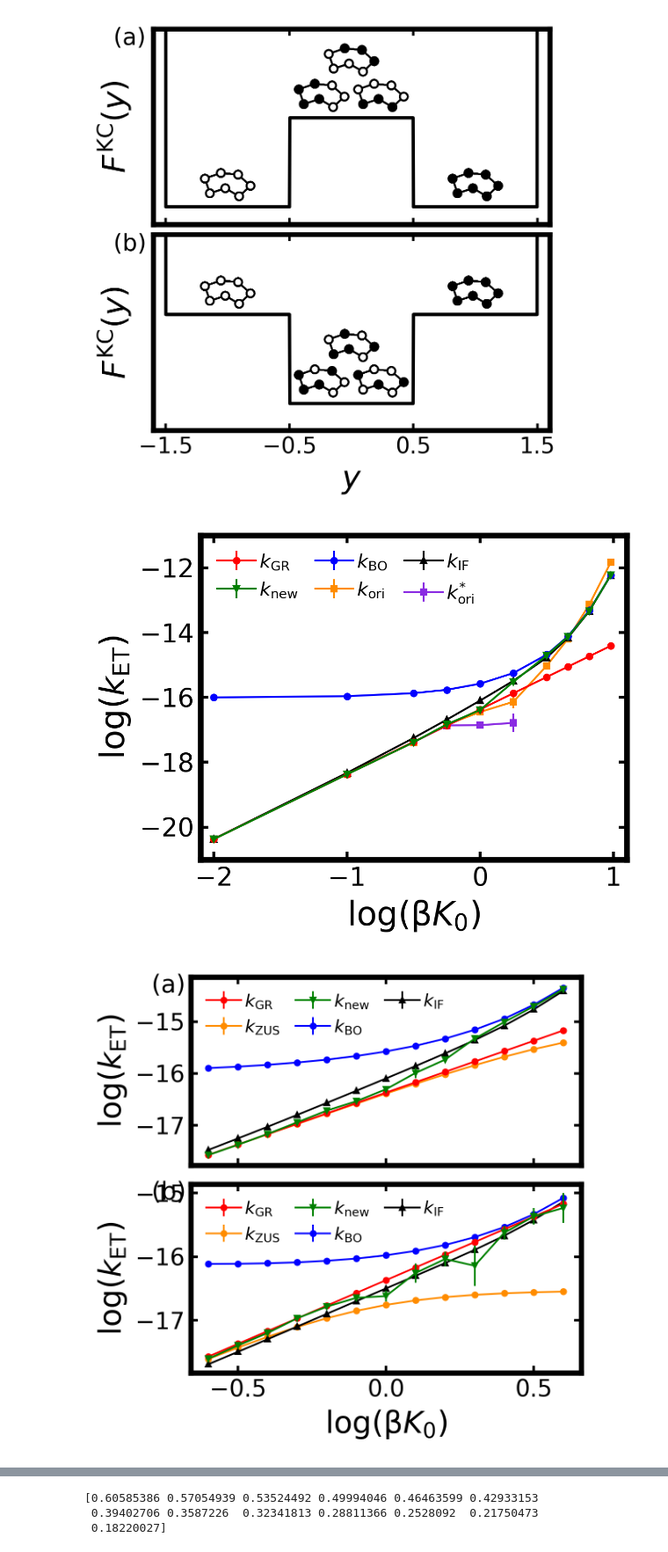
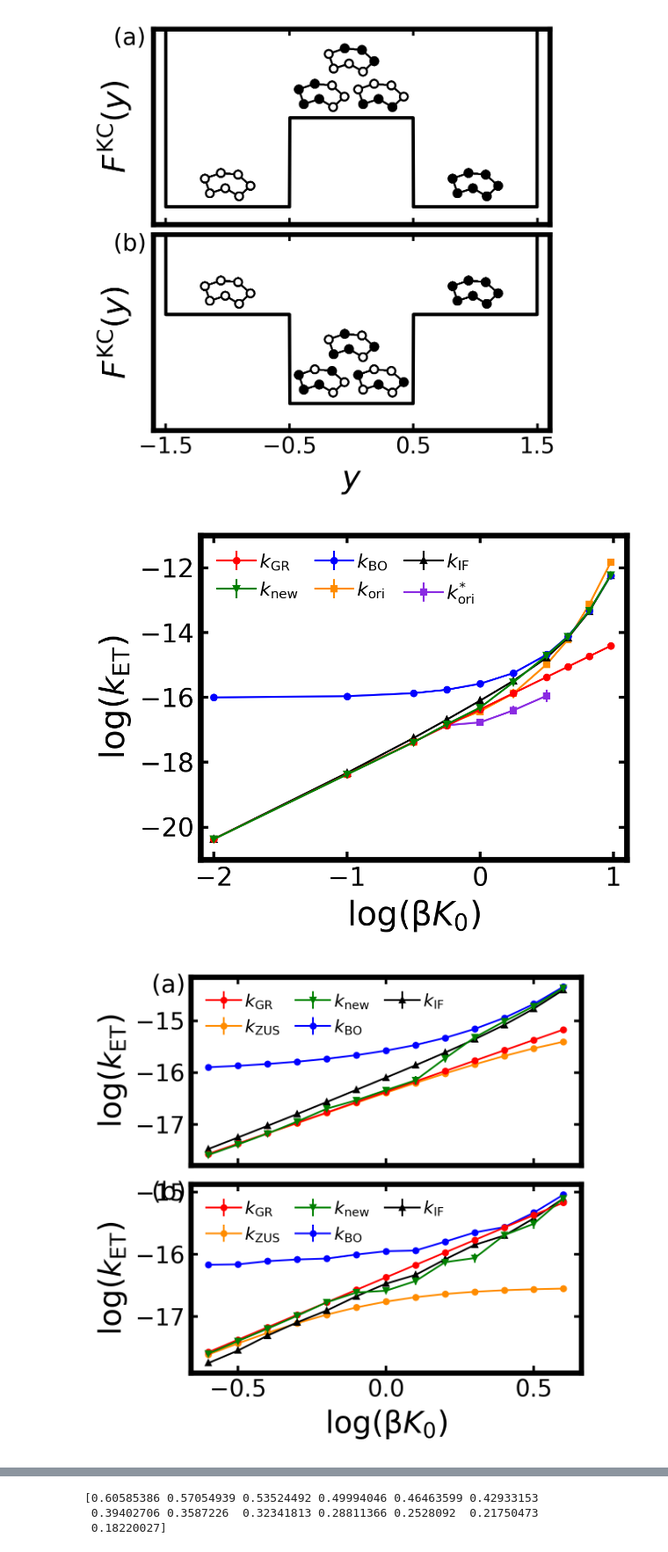
Before and after one commit to suarez-va/kcrpmd_calculations_2025, a Jupyter notebook: kcrpmd_figures/Figures.ipynb, the cells around one changed output, grey strips where cells are left out. Shown at 88% size. Cells and saved outputs as stored; diff of their text form; code cells hidden in the pictures.

```diff
--- a/kcrpmd_figures/Figures.ipynb
+++ b/kcrpmd_figures/Figures.ipynb
@@ -366,7 +387,7 @@ knew_arr = np.zeros(logK_arr.shape)
 knew_se_arr = np.zeros(logK_arr.shape)
 
 # Reading in and computing Born-Oppenheimer rates for K0=0
-ktst0 = np.loadtxt("../_sys_A/adiabatic/" + adiabatic_fix_s[0] + "/tst_data/ktsts.txt")
+ktst0 = np.loadtxt("../_sys_A/adiabatic/" + adiabatic_fix_s[0] + "/tst_data/kBOs.txt")
 kappa0_se = np.loadtxt("../_sys_A/adiabatic/" + adiabatic_fix_s[0] + "/kappa_data/kappa_se.txt")[-1]
 kappa0_avg = np.loadtxt("../_sys_A/adiabatic/" + adiabatic_fix_s[0] + "/kappa_data/kappa_avg.txt")[-1]
 kBO0_se = ktst0 * kappa0_se
@@ -375,7 +396,7 @@ kBO0 = ktst0 * kappa0_avg
 # Computing reference rate theories kGR, KBO, and kIF
 for i, d in enumerate(adiabatic_fix_s[1:]):
     kGR_arr[i] = np.loadtxt("../_sys_A/adiabatic/" + adiabatic_fix_s[i+1] + "/tst_data/kGR.txt")
-    kBO_arr[i] = np.loadtxt("../_sys_A/adiabatic/" + adiabatic_fix_s[i+1] + "/tst_data/ktsts.txt")
+    kBO_arr[i] = np.loadtxt("../_sys_A/adiabatic/" + adiabatic_fix_s[i+1] + "/tst_data/kBOs.txt")
     kBO_se_arr[i] = kBO_arr[i] * np.loadtxt("../_sys_A/adiabatic/" + adiabatic_fix_s[i+1] + "/kappa_data/kappa_se.txt")[-1]
     kBO_arr[i] *= np.loadtxt("../_sys_A/adiabatic/" + adiabatic_fix_s[i+1] + "/kappa_data/kappa_avg.txt")[-1]
     kIF_arr[i] = kGR_arr[i] * kBO_arr[i] / (kGR_arr[i] + kBO0)
@@ -384,28 +405,28 @@ for i, d in enumerate(adiabatic_fix_s[1:]):
 # Computing old and new implementation KC-RPMD rates at a=0.1 using y coordinate for first 5 K0 points
 # and s coordinate for last 5 points.
 for i in range(5):
-    kori_arr[i] = np.loadtxt("../_sys_A/kcrpmd_ori/" + kcrpmd_ori_fix_y[i] + "/tst_data/ktsty.txt")
+    kori_arr[i] = np.loadtxt("../_sys_A/kcrpmd_ori/" + kcrpmd_ori_fix_y[i] + "/tst_data/kKCy.txt")
     kori_se_arr[i] = kori_arr[i] * np.loadtxt("../_sys_A/kcrpmd_ori/" + kcrpmd_ori_fix_y[i] + "/kappa_data/kappa_se.txt")[-1]
     kori_arr[i] *= np.loadtxt("../_sys_A/kcrpmd_ori/" + kcrpmd_ori_fix_y[i] + "/kappa_data/kappa_avg.txt")[-1]
-    knew_arr[i] = np.loadtxt("../_sys_A/kcrpmd_new/" + kcrpmd_new_fix_y[i] + "/tst_data/ktsty.txt")
+    knew_arr[i] = np.loadtxt("../_sys_A/kcrpmd_new/" + kcrpmd_new_fix_y[i] + "/tst_data/kKCy.txt")
     knew_se_arr[i] = knew_arr[i] * np.loadtxt("../_sys_A/kcrpmd_new/" + kcrpmd_new_fix_y[i] + "/kappa_data/kappa_se.txt")[-1]
     knew_arr[i] *= np.loadtxt("../_sys_A/kcrpmd_new/" + kcrpmd_new_fix_y[i] + "/kappa_data/kappa_avg.txt")[-1]
 for i in range(5,10):
-    kori_arr[i] = np.loadtxt("../_sys_A/kcrpmd_ori/" + kcrpmd_ori_fix_s[i] + "/tst_data/ktsts.txt")
+    kori_arr[i] = np.loadtxt("../_sys_A/kcrpmd_ori/" + kcrpmd_ori_fix_s[i] + "/tst_data/kKCs.txt")
     kori_se_arr[i] = kori_arr[i] * np.loadtxt("../_sys_A/kcrpmd_ori/" + kcrpmd_ori_fix_s[i] + "/kappa_data/kappa_se.txt")[-1]
     kori_arr[i] *= np.loadtxt("../_sys_A/kcrpmd_ori/" + kcrpmd_ori_fix_s[i] + "/kappa_data/kappa_avg.txt")[-1]
-    knew_arr[i] = np.loadtxt("../_sys_A/kcrpmd_new/" + kcrpmd_new_fix_s[i] + "/tst_data/ktsts.txt")
+    knew_arr[i] = np.loadtxt("../_sys_A/kcrpmd_new/" + kcrpmd_new_fix_s[i] + "/tst_data/kKCs.txt")
     knew_se_arr[i] = knew_arr[i] * np.loadtxt("../_sys_A/kcrpmd_new/" + kcrpmd_new_fix_s[i] + "/kappa_data/kappa_se.txt")[-1]
     knew_arr[i] *= np.loadtxt("../_sys_A/kcrpmd_new/" + kcrpmd_new_fix_s[i] + "/kappa_data/kappa_avg.txt")[-1]
 
 # Computing old implementation KC-RPMD rates with a<=1.0 criteria using y coordinate for first 7 K0 points.
 # last 3 points are not plotted, rates are ill-defined for these points, see thermalization.png and transmission.png
 for i in range(7):
-    koria1_arr[i] = np.loadtxt("../_sys_A/kcrpmd_ori/" + kcrpmd_ori_fix_y_a_1[i] + "/tst_data/ktsty.txt")
+    koria1_arr[i] = np.loadtxt("../_sys_A/kcrpmd_ori/" + kcrpmd_ori_fix_y_a_1[i] + "/tst_data/kKCy.txt")
     koria1_se_arr[i] = koria1_arr[i] * np.loadtxt("../_sys_A/kcrpmd_ori/" + kcrpmd_ori_fix_y_a_1[i] + "/kappa_data/kappa_se.txt")[-1]
     koria1_arr[i] *= np.loadtxt("../_sys_A/kcrpmd_ori/" + kcrpmd_ori_fix_y_a_1[i] + "/kappa_data/kappa_avg.txt")[-1]
 for i in range(7,10):
-    koria1_arr[i] = np.loadtxt("../_sys_A/kcrpmd_ori/" + kcrpmd_ori_fix_s_a_1[i] + "/tst_data/ktsts.txt")
+    koria1_arr[i] = np.loadtxt("../_sys_A/kcrpmd_ori/" + kcrpmd_ori_fix_s_a_1[i] + "/tst_data/kKCs.txt")
     koria1_se_arr[i] = koria1_arr[i] * np.loadtxt("../_sys_A/kcrpmd_ori/" + kcrpmd_ori_fix_s_a_1[i] + "/kappa_data/kappa_se.txt")[-1]
     koria1_arr[i] *= np.loadtxt("../_sys_A/kcrpmd_ori/" + kcrpmd_ori_fix_s_a_1[i] + "/kappa_data/kappa_avg.txt")[-1]
 
@@ -415,7 +436,7 @@ ax.errorbar(logK_arr, np.log10(knew_arr), knew_se_arr / (knew_arr * np.log(10)),
 ax.errorbar(logK_arr, np.log10(kBO_arr), kBO_se_arr / (kBO_arr * np.log(10)), fmt='o-', markersize=3, linewidth=1, color='b', label=r'$k_\mathrm{BO}$', zorder=4)
 ax.errorbar(logK_arr, np.log10(kori_arr), kori_se_arr / (kori_arr * np.log(10)), fmt='s-', markersize=3, linewidth=1, color='darkorange', label=r'$k_\mathrm{ori}$', zorder=2)
 ax.errorbar(logK_arr, np.log10(kIF_arr), kIF_se_arr / (kIF_arr * np.log(10)), fmt='^-', markersize=3, linewidth=1, color='k', label=r'$k_\mathrm{IF}$', zorder=3)
-ax.errorbar(logK_arr[:6], np.log10(koria1_arr[:6]), koria1_se_arr[:6] / (koria1_arr[:6] * np.log(10)), fmt='s-', markersize=3, linewidth=1, color='blueviolet', label=r'$k_\mathrm{ori}^{*}$', zorder=1)
+ax.errorbar(logK_arr[:7], np.log10(koria1_arr[:7]), koria1_se_arr[:7] / (koria1_arr[:7] * np.log(10)), fmt='s-', markersize=3, linewidth=1, color='blueviolet', label=r'$k_\mathrm{ori}^{*}$', zorder=1)
 ax.set_xlim(-2.1,1.1)
 ax.set_ylim(-21.0,-11.0)
 ax.set_xticks([-2, -1, 0, 1])
@@ -428,7 +449,7 @@ plt.subplots_adjust(left=0.20, right=0.98, top=0.98, bottom=0.19)
 #plt.savefig('fig4.png')
 plt.show()
 # %% [output]
-[figure, old version]
+[figure, new version]
 # %%
 ########################
 ####### FIGURE 5 #######
@@ -454,7 +475,7 @@ knewg1_arr = np.zeros(logKg1_arr.shape)
 knewg1_se_arr = np.zeros(logKg1_arr.shape)
 
 # Reading in and computing Born-Oppenheimer rates for K0=0
-ktst0g1 = np.loadtxt("../_sys_A_gam_1/adiabatic/" + adiabatic_fix_s_gam_1[0] + "/tst_data/ktsts.txt")
+ktst0g1 = np.loadtxt("../_sys_A_gam_1/adiabatic/" + adiabatic_fix_s_gam_1[0] + "/tst_data/kBOs.txt")
 kappa0g1_se = np.loadtxt("../_sys_A_gam_1/adiabatic/" + adiabatic_fix_s_gam_1[0] + "/kappa_data/kappa_se.txt")[-1]
 kappa0g1_avg = np.loadtxt("../_sys_A_gam_1/adiabatic/" + adiabatic_fix_s_gam_1[0] + "/kappa_data/kappa_avg.txt")[-1]
 kBO0g1_se = ktst0g1 * kappa0g1_se
@@ -464,7 +485,7 @@ kBO0g1 = ktst0g1 * kappa0g1_avg
 for i, d in enumerate(adiabatic_fix_s_gam_1[1:]):
     kGRg1_arr[i] = np.loadtxt("../_sys_A_gam_1/adiabatic/" + adiabatic_fix_s_gam_1[i+1] + "/tst_data/kGR.txt")
     kZUSg1_arr[i] = np.loadtxt("../_sys_A_gam_1/adiabatic/" + adiabatic_fix_s_gam_1[i+1] + "/tst_data/kZUS.txt")
-    kBOg1_arr[i] = np.loadtxt("../_sys_A_gam_1/adiabatic/" + adiabatic_fix_s_gam_1[i+1] + "/tst_data/ktsts.txt")
+    kBOg1_arr[i] = np.loadtxt("../_sys_A_gam_1/adiabatic/" + adiabatic_fix_s_gam_1[i+1] + "/tst_data/kBOs.txt")
     kBOg1_se_arr[i] = kBOg1_arr[i] * np.loadtxt("../_sys_A_gam_1/adiabatic/" + adiabatic_fix_s_gam_1[i+1] + "/kappa_data/kappa_se.txt")[-1]
     kBOg1_arr[i] *= np.loadtxt("../_sys_A_gam_1/adiabatic/" + adiabatic_fix_s_gam_1[i+1] + "/kappa_data/kappa_avg.txt")[-1]
     kIFg1_arr[i] = kGRg1_arr[i] * kBOg1_arr[i] / (kGRg1_arr[i] + kBO0g1)
@@ -473,11 +494,11 @@ for i, d in enumerate(adiabatic_fix_s_gam_1[1:]):
 # Computing new implementation KC-RPMD rates at a=0.1 using y coordinate for first 7 K0 points
 # and s coordinate for last 6 points.
 for i in range(7):
-    knewg1_arr[i] = np.loadtxt("../_sys_A_gam_1/kcrpmd_new/" + kcrpmd_new_fix_y_gam_1[i] + "/tst_data/ktsty.txt")
+    knewg1_arr[i] = np.loadtxt("../_sys_A_gam_1/kcrpmd_new/" + kcrpmd_new_fix_y_gam_1[i] + "/tst_data/kKCy.txt")
     knewg1_se_arr[i] = knewg1_arr[i] * np.loadtxt("../_sys_A_gam_1/kcrpmd_new/" + kcrpmd_new_fix_y_gam_1[i] + "/kappa_data/kappa_se.txt")[-1]
     knewg1_arr[i] *= np.loadtxt("../_sys_A_gam_1/kcrpmd_new/" + kcrpmd_new_fix_y_gam_1[i] + "/kappa_data/kappa_avg.txt")[-1]
 for i in range(7,13):
-    knewg1_arr[i] = np.loadtxt("../_sys_A_gam_1/kcrpmd_new/" + kcrpmd_new_fix_s_gam_1[i] + "/tst_data/ktsts.txt")
+    knewg1_arr[i] = np.loadtxt("../_sys_A_gam_1/kcrpmd_new/" + kcrpmd_new_fix_s_gam_1[i] + "/tst_data/kKCs.txt")
     knewg1_se_arr[i] = knewg1_arr[i] * np.loadtxt("../_sys_A_gam_1/kcrpmd_new/" + kcrpmd_new_fix_s_gam_1[i] + "/kappa_data/kappa_se.txt")[-1]
     knewg1_arr[i] *= np.loadtxt("../_sys_A_gam_1/kcrpmd_new/" + kcrpmd_new_fix_s_gam_1[i] + "/kappa_data/kappa_avg.txt")[-1]
 
@@ -501,33 +522,33 @@ knewg32_arr = np.zeros(logKg32_arr.shape)
 knewg32_se_arr = np.zeros(logKg32_arr.shape)
 
 # Reading in and computing Born-Oppenheimer rates for K0=0
-ktst0g32 = np.loadtxt("../_sys_A_gam_32/adiabatic/" + adiabatic_fix_s_gam_32[0] + "/tst_data/ktsts.txt")
+ktst0g32 = np.loadtxt("../_sys_A_gam_32/adiabatic/" + adiabatic_fix_s_gam_32[0] + "/tst_data/kBOs.txt")
 kappa0g32_se = np.loadtxt("../_sys_A_gam_32/adiabatic/" + adiabatic_fix_s_gam_32[0] + "/kappa_data/kappa_se.txt")[-1]
 kappa0g32_avg = np.loadtxt("../_sys_A_gam_32/adiabatic/" + adiabatic_fix_s_gam_32[0] + "/kappa_data/kappa_avg.txt")[-1]
 kBO0g32_se = ktst0g32 * kappa0g32_se
 kBO0g32 = ktst0g32 * kappa0g32_avg
 
 # Computing reference rate theories kGR, KBO, and kIF
-kappa_guess = np.array([0.60585386, 0.57054939, 0.53524492, 0.49994046, 0.46463599, 0.42933153, 0.39402706, 0.3587226, 0.32341813, 0.28811366, 0.2528092, 0.21750473, 0.18220027])
+#kappa_guess = np.array([0.60585386, 0.57054939, 0.53524492, 0.49994046, 0.46463599, 0.42933153, 0.39402706, 0.3587226, 0.32341813, 0.28811366, 0.2528092, 0.21750473, 0.18220027])
 for i, d in enumerate(adiabatic_fix_s_gam_32[1:]):
     kGRg32_arr[i] = np.loadtxt("../_sys_A_gam_32/adiabatic/" + adiabatic_fix_s_gam_32[i+1] + "/tst_data/kGR.txt")
     kZUSg32_arr[i] = np.loadtxt("../_sys_A_gam_32/adiabatic/" + adiabatic_fix_s_gam_32[i+1] + "/tst_data/kZUS.txt")
-    kBOg32_arr[i] = np.loadtxt("../_sys_A_gam_32/adiabatic/" + adiabatic_fix_s_gam_32[i+1] + "/tst_data/ktsts.txt")
-    #kBOg32_se_arr[i] = kBOg32_arr[i] * np.loadtxt("../_sys_A_gam_32/adiabatic/" + adiabatic_fix_s_gam_32[i+1] + "/kappa_data/kappa_se.txt")[-1]
-    #kBOg32_arr[i] *= np.loadtxt("../_sys_A_gam_32/adiabatic/" + adiabatic_fix_s_gam_32[i+1] + "/kappa_data/kappa_avg.txt")[-1]
-    kBOg32_se_arr[i] = 0.0
-    kBOg32_arr[i] *= kappa_guess[i]
+    kBOg32_arr[i] = np.loadtxt("../_sys_A_gam_32/adiabatic/" + adiabatic_fix_s_gam_32[i+1] + "/tst_data/kBOs.txt")
+    kBOg32_se_arr[i] = kBOg32_arr[i] * np.loadtxt("../_sys_A_gam_32/adiabatic/" + adiabatic_fix_s_gam_32[i+1] + "/kappa_data/kappa_se.txt")[-1]
+    kBOg32_arr[i] *= np.loadtxt("../_sys_A_gam_32/adiabatic/" + adiabatic_fix_s_gam_32[i+1] + "/kappa_data/kappa_avg.txt")[-1]
+    #kBOg32_se_arr[i] = 0.0
+    #kBOg32_arr[i] *= kappa_guess[i]
     kIFg32_arr[i] = kGRg32_arr[i] * kBOg32_arr[i] / (kGRg32_arr[i] + kBO0g32)
     kIFg32_se_arr[i] = kIFg32_arr[i] * kBOg32_se_arr[i] / kBOg32_arr[i]
 
 # Computing new implementation KC-RPMD rates at a=0.1 using y coordinate for first 7 K0 points
 # and s coordinate for last 6 points.
 for i in range(7):
-    knewg32_arr[i] = np.loadtxt("../_sys_A_gam_32/kcrpmd_new/" + kcrpmd_new_fix_y_gam_32[i] + "/tst_data/ktsty.txt")
+    knewg32_arr[i] = np.loadtxt("../_sys_A_gam_32/kcrpmd_new/" + kcrpmd_new_fix_y_gam_32[i] + "/tst_data/kKCy.txt")
     knewg32_se_arr[i] = knewg32_arr[i] * np.loadtxt("../_sys_A_gam_32/kcrpmd_new/" + kcrpmd_new_fix_y_gam_32[i] + "/kappa_data/kappa_se.txt")[-1]
     knewg32_arr[i] *= np.loadtxt("../_sys_A_gam_32/kcrpmd_new/" + kcrpmd_new_fix_y_gam_32[i] + "/kappa_data/kappa_avg.txt")[-1]
 for i in range(7,13):
-    knewg32_arr[i] = np.loadtxt("../_sys_A_gam_32/kcrpmd_new/" + kcrpmd_new_fix_s_gam_32[i] + "/tst_data/ktsts.txt")
+    knewg32_arr[i] = np.loadtxt("../_sys_A_gam_32/kcrpmd_new/" + kcrpmd_new_fix_s_gam_32[i] + "/tst_data/kKCs.txt")
     knewg32_se_arr[i] = knewg32_arr[i] * np.loadtxt("../_sys_A_gam_32/kcrpmd_new/" + kcrpmd_new_fix_s_gam_32[i] + "/kappa_data/kappa_se.txt")[-1]
     knewg32_arr[i] *= np.loadtxt("../_sys_A_gam_32/kcrpmd_new/" + kcrpmd_new_fix_s_gam_32[i] + "/kappa_data/kappa_avg.txt")[-1]
 
@@ -536,34 +557,34 @@ ax1.text(-0.1, 0.92, "(a)", transform=ax1.transAxes, fontsize=14)
 #ax1.set_xlim(-2.1,1.1)
 #ax1.set_xticks([-2, -1, 0, 1])
 ax1.set_ylabel(r"log($k_{\mathrm{ET}}$)", fontsize = 17.5)
 #ax1.set_ylim(-21.0,-11.0)
 #ax1.set_yticks([-20, -18, -16, -14, -12])
 ax1.errorbar(logKg1_arr, np.log10(kGRg1_arr), kGRg1_arr*0, fmt='o-', markersize=3, linewidth=1, color='r', label=r'$k_\mathrm{GR}$', zorder=5)
 ax1.errorbar(logKg1_arr, np.log10(kZUSg1_arr), kZUSg1_arr*0, fmt='o-', markersize=3, linewidth=1, color='darkorange', label=r'$k_\mathrm{ZUS}$', zorder=2)
 ax1.errorbar(logKg1_arr, np.log10(knewg1_arr), knewg1_se_arr / (knewg1_arr * np.log(10)), fmt='v-', markersize=3, linewidth=1, color='g', label=r'$k_\mathrm{new}$', zorder=6)
 ax1.errorbar(logKg1_arr, np.log10(kBOg1_arr), kBOg1_se_arr / (kBOg1_arr * np.log(10)), fmt='o-', markersize=3, linewidth=1, color='b', label=r'$k_\mathrm{BO}$', zorder=4)
 ax1.errorbar(logKg1_arr, np.log10(kIFg1_arr), kIFg1_se_arr / (kIFg1_arr * np.log(10)), fmt='^-', markersize=3, linewidth=1, color='k', label=r'$k_\mathrm{IF}$', zorder=3)
 ax1.legend(ncol=3, fontsize=10, loc='upper left', handletextpad=0.2,  columnspacing=0.9)
 
 ax2.text(-0.1, 0.92, "(b)", transform=ax2.transAxes, fontsize=14)
 ax2.set_xlabel(r"log(β$K_0$)", fontsize = 17.5)
 #ax2.set_xlim(-2.1,1.1)
 #ax2.set_xticks([-2, -1, 0, 1])
 #ax2.set_ylim(-18.0,-17.0)
 #ax2.set_yticks([-20, -18, -16, -14, -12])
 ax2.set_ylabel(r"log($k_{\mathrm{ET}}$)", fontsize = 17.5)
 ax2.errorbar(logKg32_arr, np.log10(kGRg32_arr), kGRg32_arr*0, fmt='o-', markersize=3, linewidth=1, color='r', label=r'$k_\mathrm{GR}$', zorder=5)
 ax2.errorbar(logKg32_arr, np.log10(kZUSg32_arr), kZUSg32_arr*0, fmt='o-', markersize=3, linewidth=1, color='darkorange', label=r'$k_\mathrm{ZUS}$', zorder=2)
 ax2.errorbar(logKg32_arr, np.log10(knewg32_arr), knewg32_se_arr / (knewg32_arr * np.log(10)), fmt='v-', markersize=3, linewidth=1, color='g', label=r'$k_\mathrm{new}$', zorder=6)
 ax2.errorbar(logKg32_arr, np.log10(kBOg32_arr), kBOg32_se_arr / (kBOg32_arr * np.log(10)), fmt='o-', markersize=3, linewidth=1, color='b', label=r'$k_\mathrm{BO}$', zorder=4)
 ax2.errorbar(logKg32_arr, np.log10(kIFg32_arr), kIFg32_se_arr / (kIFg32_arr * np.log(10)), fmt='^-', markersize=3, linewidth=1, color='k', label=r'$k_\mathrm{IF}$', zorder=3)
 ax2.legend(ncol=3, fontsize=10, loc='upper left', handletextpad=0.2,  columnspacing=0.9)
 
 plt.subplots_adjust(hspace=0.1, left=0.20, right=0.98, top=0.98, bottom=0.19)
 #plt.savefig('fig5.png')
 plt.show()
 # %% [output]
-[figure, old version]
+[figure, new version]
 # %%
 kappa_ar = np.zeros(logKg32_arr.shape)
 kappa2_ar = np.zeros(logKg32_arr.shape[0]+1)
```
Also changed, not shown: parts of 5 cells of this notebook, 26 other files.
